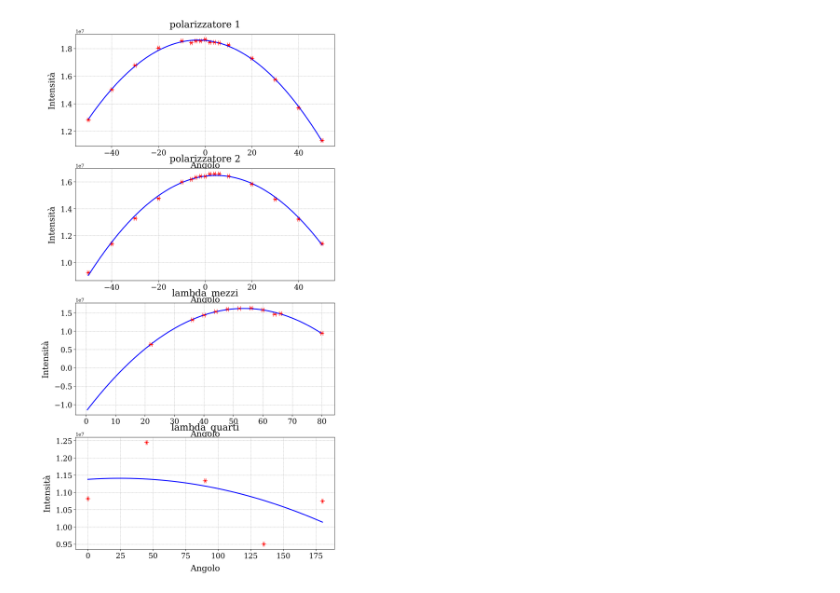
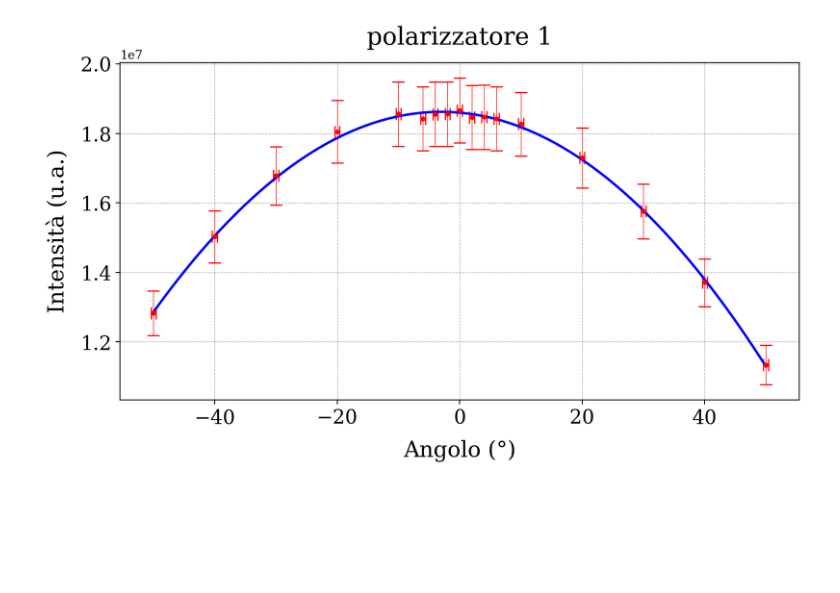
Before and after one commit to nichettg/Codici, a Jupyter notebook: 2. Ottica Ondulatoria/analisi.ipynb, the cells around one changed output. Drawn from its saved outputs; the diff is of its cells as text; code cells hidden in the pictures; blank space fills up the shorter version.

```diff
--- a/2. Ottica Ondulatoria/analisi.ipynb
+++ b/2. Ottica Ondulatoria/analisi.ipynb
@@ -26,0 +39,10 @@ for input_file in input_files:
+# %%
+x = data["punto6"]["intensita"]
+deviazione_standard = f.dev(x)
+semidispersione_massima = f.semidisp(x)
+
+err = deviazione_standard
+stringa = "deviazione_standard"
+print(f"Come errore viene scelta la {stringa.replace("_"," ")}")
+
+del x,deviazione_standard,semidispersione_massima
@@ -32,46 +67,64 @@ $$
 # %%
 polarizzatori = {"polarizzatore 1" : data["punto9"],
         "polarizzatore 2": data["punto12"],
-        "lambda_mezzi" : data["lambdamezzi"],
-        "lambda_quarti" : data["lambdaquarti"]}
-fig,axes = plt.subplots(4, 1, figsize=(10, 4*5))
+        "lambda_mezzi" : data["lambdamezzi"]}
 
-for i,(titolo,dati) in enumerate(polarizzatori.items()):
+for titolo,dati in polarizzatori.items():
+    fig,ax = plt.subplots(1, 1,  figsize=(10, 5))
 
-    ax = axes[i]
 
-    # Dati
-    xdata = [dati["angolo"], np.full_like(dati["angolo"], 2/np.sqrt(24))]
-    ydata = [dati["intensita"], np.full_like(dati["intensita"], 1/np.sqrt(12))]
+    # ------------------ Sezione 1: Dati ---------------------------
+    # Vengono assegnate le incertezze ai dati per poi graficarli
 
-    # Grafico dei dati
-    gf.parametri_grafico(ax,titolo,xlabel="Angolo",ylabel="Intensità")
+    xdata = [dati["angolo"],
+             np.full_like(dati["angolo"],2/np.sqrt(24))]
+    ydata = [dati["intensita"],
+             np.sqrt( err**2 + (0.05*dati["intensita"])**2 )]
+    gf.parametri_grafico(ax,titolo,xlabel="Angolo (°)",ylabel="Intensità (u.a.)")
     ax.errorbar(xdata[0], ydata[0], xerr=xdata[1], yerr=ydata[1], color="red", fmt=".", **gf.default_error_params())
 
-    # Modello parabolico con fit Chi Quadro
-    def chi2(B, x, y, sy):
+
+
+    # ------------------ Sezione 2: Fit Parabolico ------------------
+    # Viene fatto un fit tramite minimizzazione del Chi Quadro e
+    # tramite routine ODR
+
+    def parabola(B, x):
         (a, b, c) = B
-        return np.sum(((y - (a*x**2 + b*x + c)) / sy) ** 2)
-    from scipy.optimize import minimize
+        return a*x**2 + b*x + c
     x = xdata[0]
     y = ydata[0]
+    sx = xdata[1]
     sy = ydata[1]
-    B0 = [-1000.0, 0.0, 1.0]
-    res = minimize(chi2, B0, args=(x, y, sy))
-    anal = [[res.x[0], np.sqrt(abs(res.hess_inv[0][0]))],
-            [res.x[1], np.sqrt(abs(res.hess_inv[1][1]))],
-            [res.x[2], np.sqrt(abs(res.hess_inv[2][2]))]]
+    a0 = - (np.max(y) - np.min(y)) / (np.max(x) - np.min(x))**2
+    beta0 = [a0,
+            -2 * a0 * np.mean(x),
+            np.mean(y)]
 
+    # Chi Quadro
+    def chi2(B, x, y, sy):
+        return np.sum(((y - parabola(B,x)) / sy) ** 2)
+    res = minimize(chi2, beta0, args=(x, y, sy))
+    anal_chi = [[res.x[0], np.sqrt(abs(res.hess_inv[0][0]))],
+                [res.x[1], np.sqrt(abs(res.hess_inv[1][1]))],
+                [res.x[2], np.sqrt(abs(res.hess_inv[2][2]))]]
+
+    # ODR
+    model = odr.Model(parabola)
+    data_odr = odr.RealData(x, y, sx=sx, sy=sy)
+    odr_instance = odr.ODR(data_odr, model, beta0=beta0)
+    res = odr_instance.run()
+    anal_odr = [[res.beta[0], res.sd_beta[0]],
+                [res.beta[1], res.sd_beta[1]],
+                [res.beta[2], res.sd_beta[2]]]
+
+    # Scelta del modello di fit usato
+    anal = anal_odr
     print(f"Fit {titolo}")
     print(f"\ta = {gf.formatta_errore(anal[0][0],anal[0][1],txt=True)}")
     print(f"\tb = {gf.formatta_errore(anal[1][0],anal[1][1],txt=True)}")
     print(f"\tc = {gf.formatta_errore(anal[2][0],anal[2][1],txt=True)}\n")
-
-    # Plot fit
-    def parabola(B, x):
-        (a, b, c) = B
-        return a*x**2 + b*x + c
-    x = np.linspace(np.min(xdata), np.max(xdata), 500)
+    x = np.linspace(np.min(xdata[0]), np.max(xdata[0]), 500)
     y = parabola([anal[0][0], anal[1][0], anal[2][0]], x)
     ax.plot(x, y, color="blue")
 
@@ -99 +147 @@ Fit lambda_quarti
-[figure, old version]
+[figure, new version]
```
Also changed, not shown: parts of 9 cells of this notebook, 8 other files.
